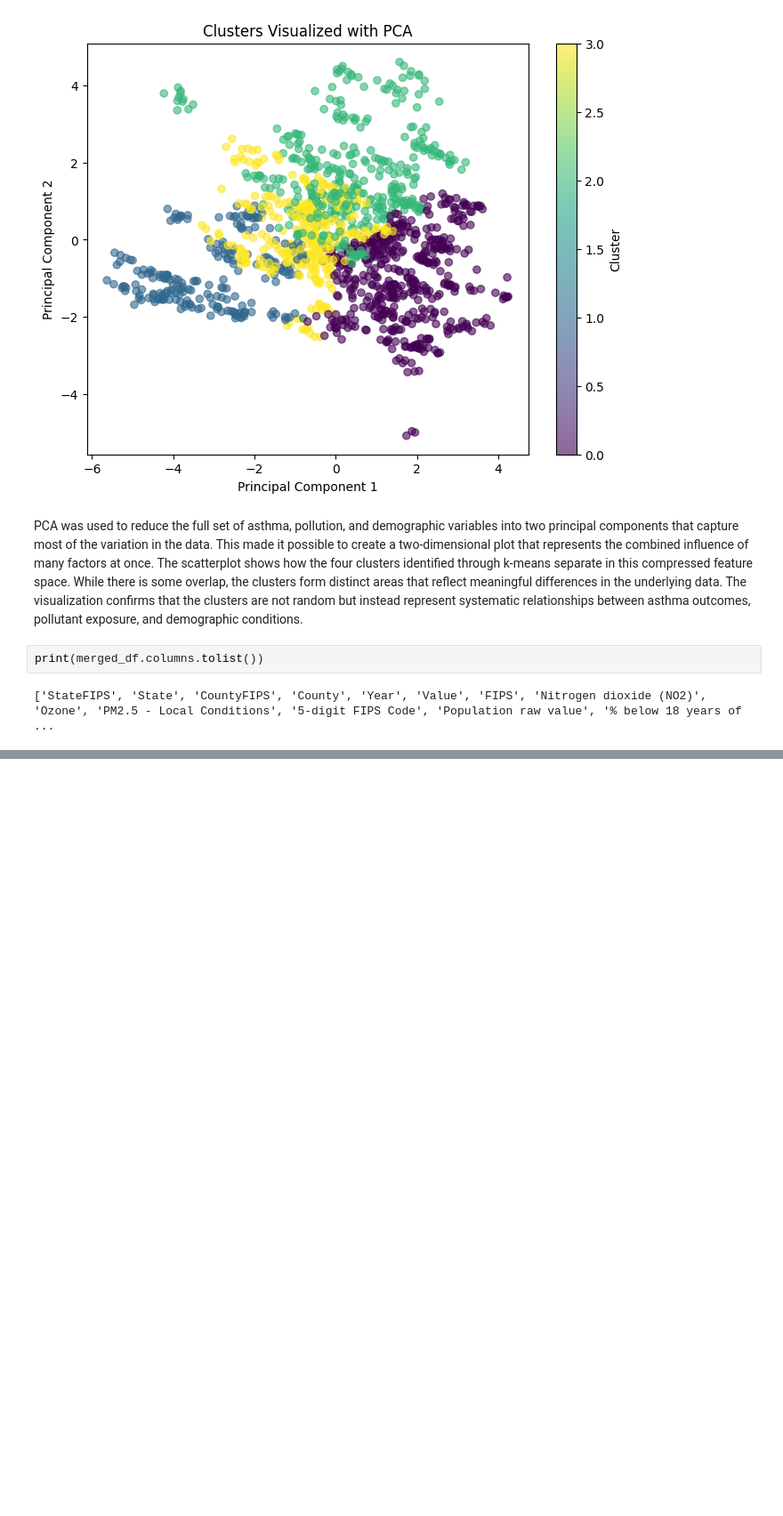
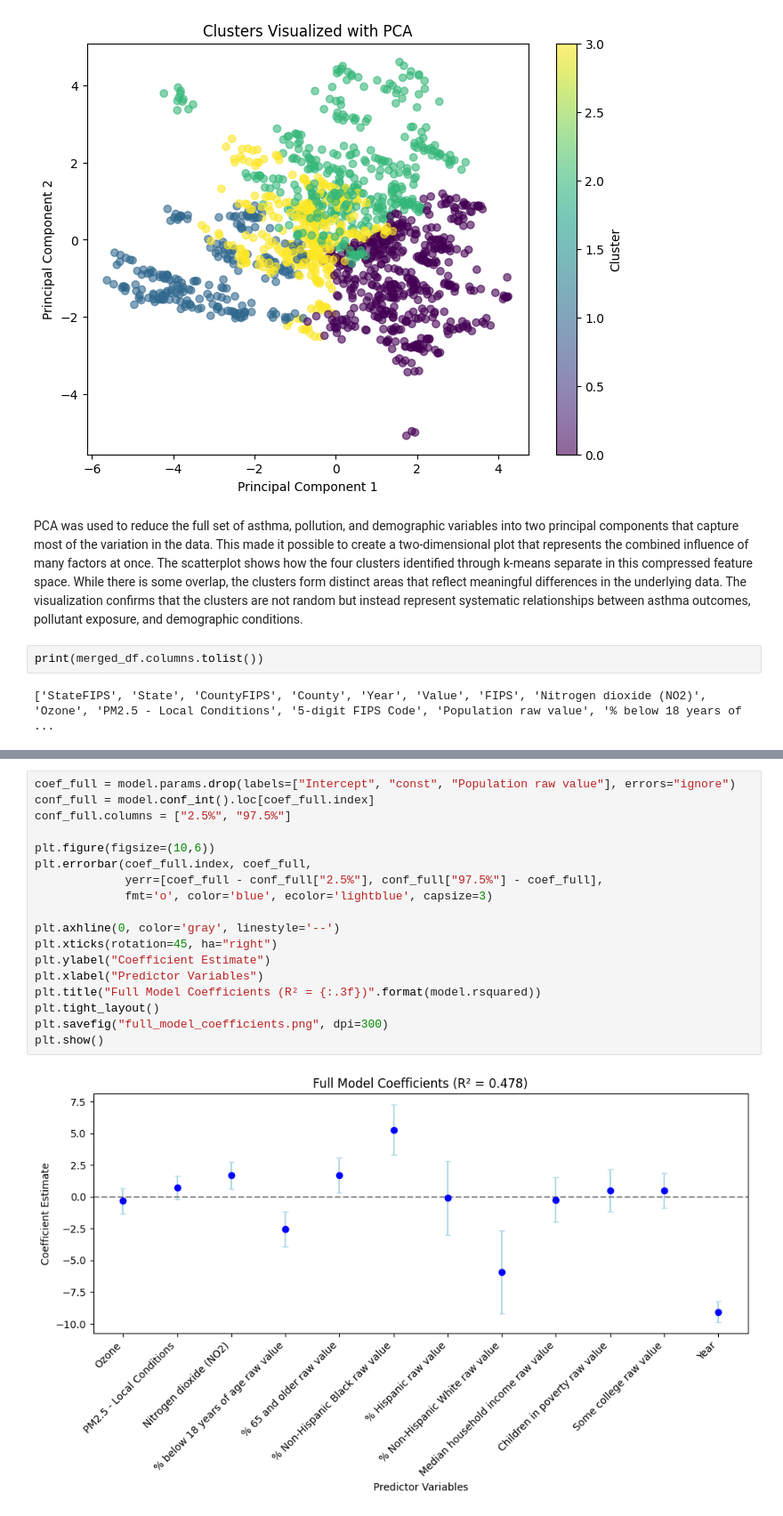
Before and after one commit to AmyMorrison2/asthma-air-pollution-capstone, a Jupyter notebook: Asthma_Capstone_Part_2.ipynb, the cells around one changed output, grey strips where cells are left out. Shown: that part at 89% size. Drawn from its saved outputs; the diff is of its cells as text; blank space fills up the shorter version.

```diff
--- a/Asthma_Capstone_Part_2.ipynb
+++ b/Asthma_Capstone_Part_2.ipynb
@@ -278,2 +335,22 @@ The regression model explained about 48% of the variation in asthma ER visit rat
+# %%
+coef_full = model.params.drop(labels=["Intercept", "const", "Population raw value"], errors="ignore")
+conf_full = model.conf_int().loc[coef_full.index]
+conf_full.columns = ["2.5%", "97.5%"]
+
+plt.figure(figsize=(10,6))
+plt.errorbar(coef_full.index, coef_full,
+             yerr=[coef_full - conf_full["2.5%"], conf_full["97.5%"] - coef_full],
+             fmt='o', color='blue', ecolor='lightblue', capsize=3)
+
+plt.axhline(0, color='gray', linestyle='--')
+plt.xticks(rotation=45, ha="right")
+plt.ylabel("Coefficient Estimate")
+plt.xlabel("Predictor Variables")
+plt.title("Full Model Coefficients (R² = {:.3f})".format(model.rsquared))
+plt.tight_layout()
+plt.savefig("full_model_coefficients.png", dpi=300)
+plt.show()
+# %% [output]
+[figure, added]
 # %%
 
```
Also changed, not shown: parts of 10 cells of this notebook.
